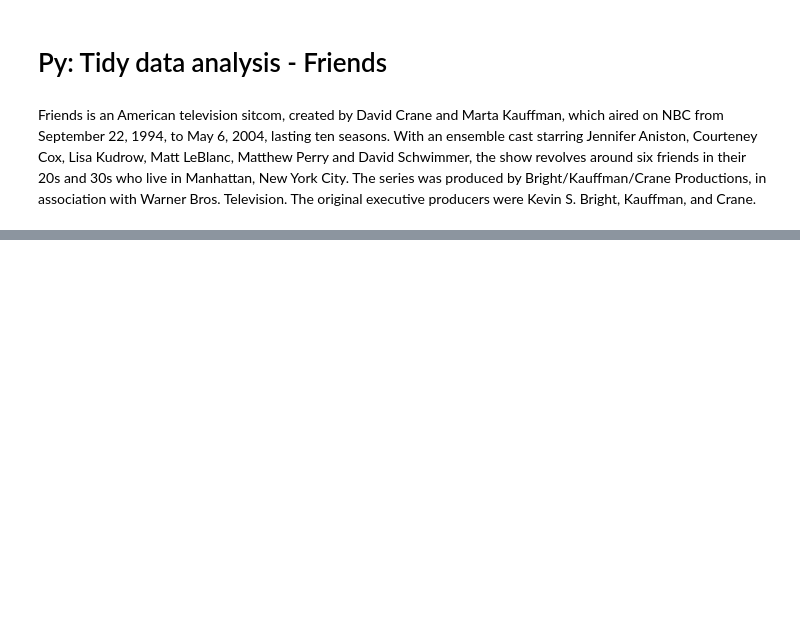
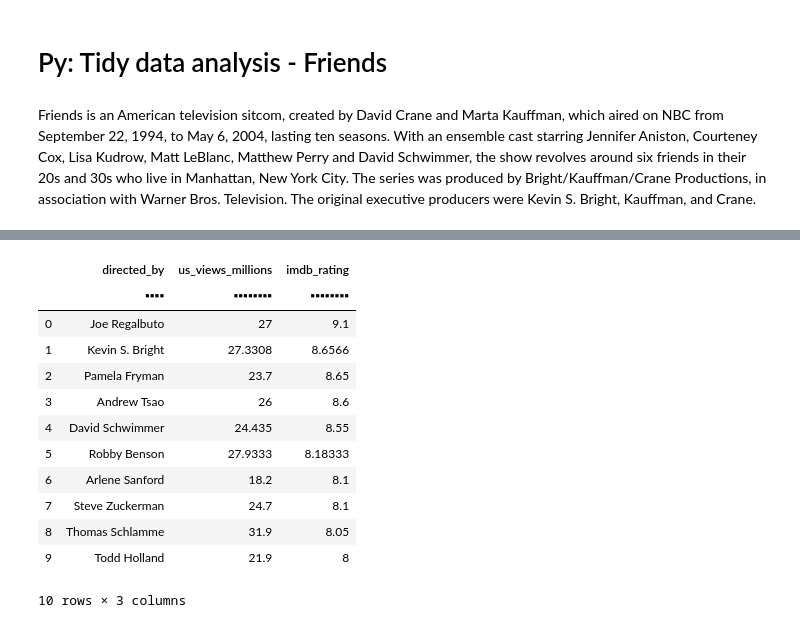
Before and after one commit to myamullaciencia/datatable_cook_book, a Jupyter notebook: py_dt_amigos.ipynb, the cells around one changed output, grey strips where cells are left out. Saved outputs shown, nothing was run; the diff lists cells and outputs as text; code cells hidden in the pictures; blank space fills up the shorter version.

```diff
--- a/py_dt_amigos.ipynb
+++ b/py_dt_amigos.ipynb
@@ -288,0 +164,5 @@ amigos_info_dt_v1[:,count(),by(f.no_of_writers)]
+# %%
+# Average views and rating per directors
+directors_views_rating = amigos_info_dt[:,dt.mean(f[-2:]),by(f.directed_by)
+                                       ][:,:,dt.sort(-f.imdb_rating)
+                                        ]
@@ -288,0 +177,17 @@ amigos_info_dt_v1[:,count(),by(f.no_of_writers)]
+# %%
+# First 5 and last 5 observations
+directors_views_rating[[slice(5),slice(25,None)],:]
+# %% [output]
+|  | directed_by | us_views_millions | imdb_rating |
+|  | ▪▪▪▪ | ▪▪▪▪▪▪▪▪ | ▪▪▪▪▪▪▪▪ |
+| 0 | Joe Regalbuto | 27 | 9.1 |
+| 1 | Kevin S. Bright | 27.3308 | 8.6566 |
+| 2 | Pamela Fryman | 23.7 | 8.65 |
+| 3 | Andrew Tsao | 26 | 8.6 |
+| 4 | David Schwimmer | 24.435 | 8.55 |
+| 5 | Robby Benson | 27.9333 | 8.18333 |
+| 6 | Arlene Sanford | 18.2 | 8.1 |
+| 7 | Steve Zuckerman | 24.7 | 8.1 |
+| 8 | Thomas Schlamme | 31.9 | 8.05 |
+| 9 | Todd Holland | 21.9 | 8 |
+10 rows × 3 columns
```
Also changed, not shown: parts of 60 cells of this notebook, 22 other files.
